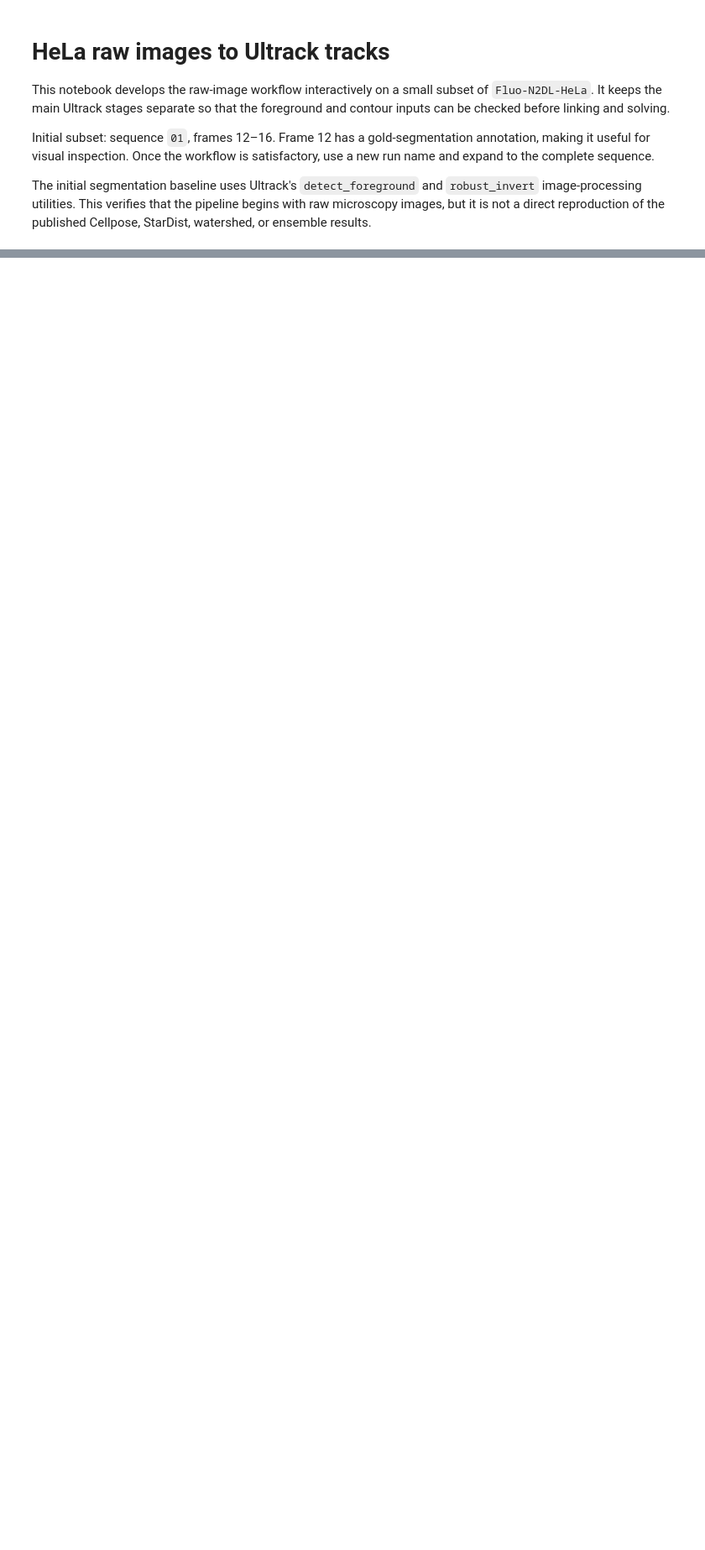
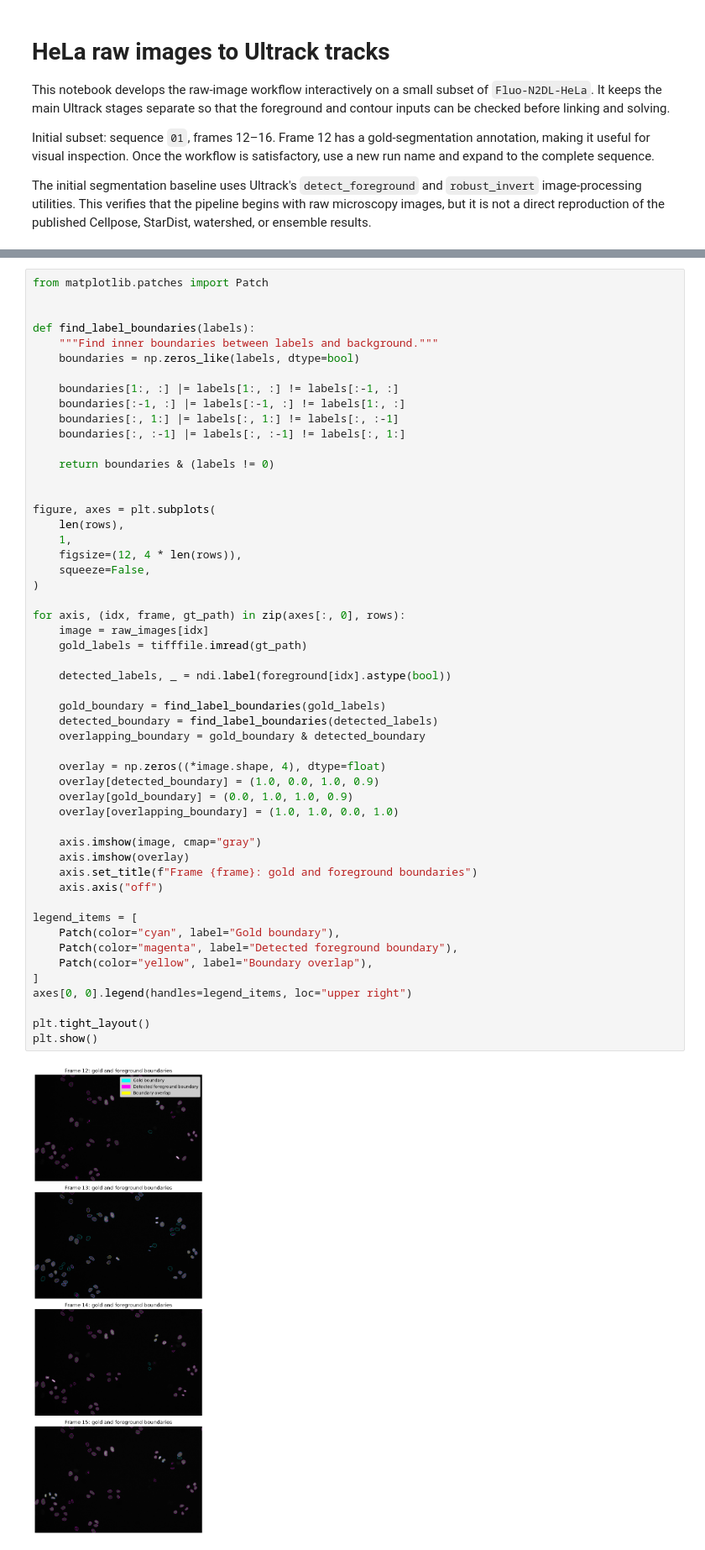
Before and after one commit to dsi-rse/clinic-2026-cell-tracking, a Jupyter notebook: notebooks/ultrack/01_hela_raw_to_tracks.ipynb, the cells around one changed output, grey strips where cells are left out. Shown at 84% size. Drawn from its saved outputs; the diff is of its cells as text; blank space fills up the shorter version.

```diff
--- a/notebooks/ultrack/01_hela_raw_to_tracks.ipynb
+++ b/notebooks/ultrack/01_hela_raw_to_tracks.ipynb
@@ -227,0 +443,54 @@ If cells are missing, adjust the foreground parameters and rerun from Section 4.
+# %%
+from matplotlib.patches import Patch
+
+
+def find_label_boundaries(labels):
+    """Find inner boundaries between labels and background."""
+    boundaries = np.zeros_like(labels, dtype=bool)
+
+    boundaries[1:, :] |= labels[1:, :] != labels[:-1, :]
+    boundaries[:-1, :] |= labels[:-1, :] != labels[1:, :]
+    boundaries[:, 1:] |= labels[:, 1:] != labels[:, :-1]
+    boundaries[:, :-1] |= labels[:, :-1] != labels[:, 1:]
+
+    return boundaries & (labels != 0)
+
+
+figure, axes = plt.subplots(
+    len(rows),
+    1,
+    figsize=(12, 4 * len(rows)),
+    squeeze=False,
+)
+
+for axis, (idx, frame, gt_path) in zip(axes[:, 0], rows):
+    image = raw_images[idx]
+    gold_labels = tifffile.imread(gt_path)
+
+    detected_labels, _ = ndi.label(foreground[idx].astype(bool))
+
+    gold_boundary = find_label_boundaries(gold_labels)
+    detected_boundary = find_label_boundaries(detected_labels)
+    overlapping_boundary = gold_boundary & detected_boundary
+
+    overlay = np.zeros((*image.shape, 4), dtype=float)
+    overlay[detected_boundary] = (1.0, 0.0, 1.0, 0.9)
+    overlay[gold_boundary] = (0.0, 1.0, 1.0, 0.9)
+    overlay[overlapping_boundary] = (1.0, 1.0, 0.0, 1.0)
+
+    axis.imshow(image, cmap="gray")
+    axis.imshow(overlay)
+    axis.set_title(f"Frame {frame}: gold and foreground boundaries")
+    axis.axis("off")
+
+legend_items = [
+    Patch(color="cyan", label="Gold boundary"),
+    Patch(color="magenta", label="Detected foreground boundary"),
+    Patch(color="yellow", label="Boundary overlap"),
+]
+axes[0, 0].legend(handles=legend_items, loc="upper right")
+
+plt.tight_layout()
+plt.show()
+# %% [output]
+[figure, added]
```
Also changed, not shown: parts of 44 cells of this notebook, 4 other files.
